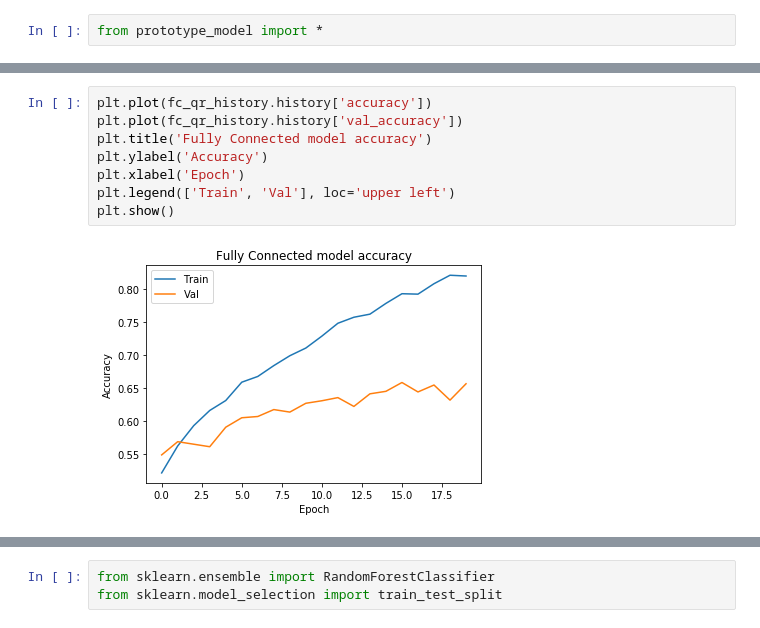
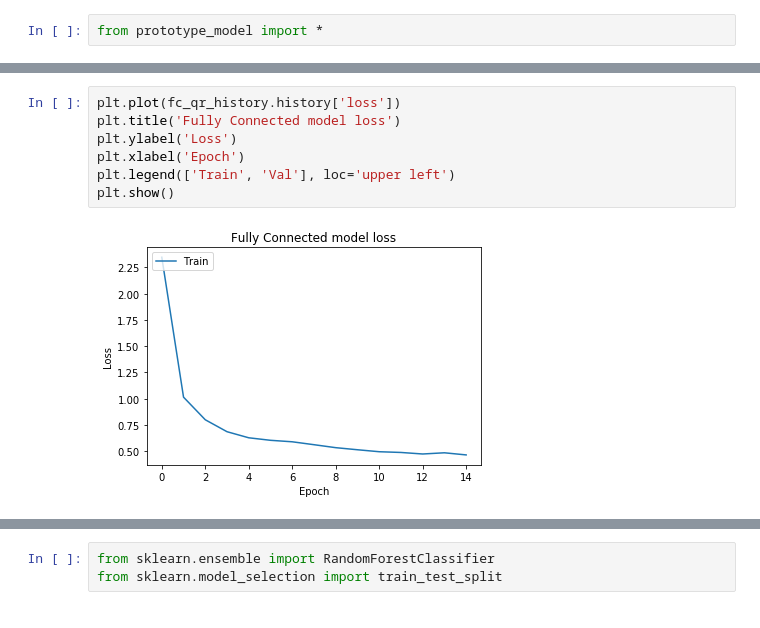
Before and after one commit to erickgalinkin/jhu_masters, a Jupyter notebook: code/EDA.ipynb, the cells around one changed output, grey strips where cells are left out. Saved outputs shown, nothing was run; the diff lists cells and outputs as text.

```diff
--- a/code/EDA.ipynb
+++ b/code/EDA.ipynb
@@ -74,11 +69,10 @@ test loss, test acc: [0.9160380230562107, 0.6498645]
 # %%
-plt.plot(fc_qr_history.history['accuracy'])
-plt.plot(fc_qr_history.history['val_accuracy'])
-plt.title('Fully Connected model accuracy')
-plt.ylabel('Accuracy')
+plt.plot(fc_qr_history.history['loss'])
+plt.title('Fully Connected model loss')
+plt.ylabel('Loss')
 plt.xlabel('Epoch')
 plt.legend(['Train', 'Val'], loc='upper left')
 plt.show()
 # %% [output]
-[figure, old version]
+[figure, new version]
 # %%
```
Also changed, not shown: parts of 19 cells of this notebook, 2 other files.
